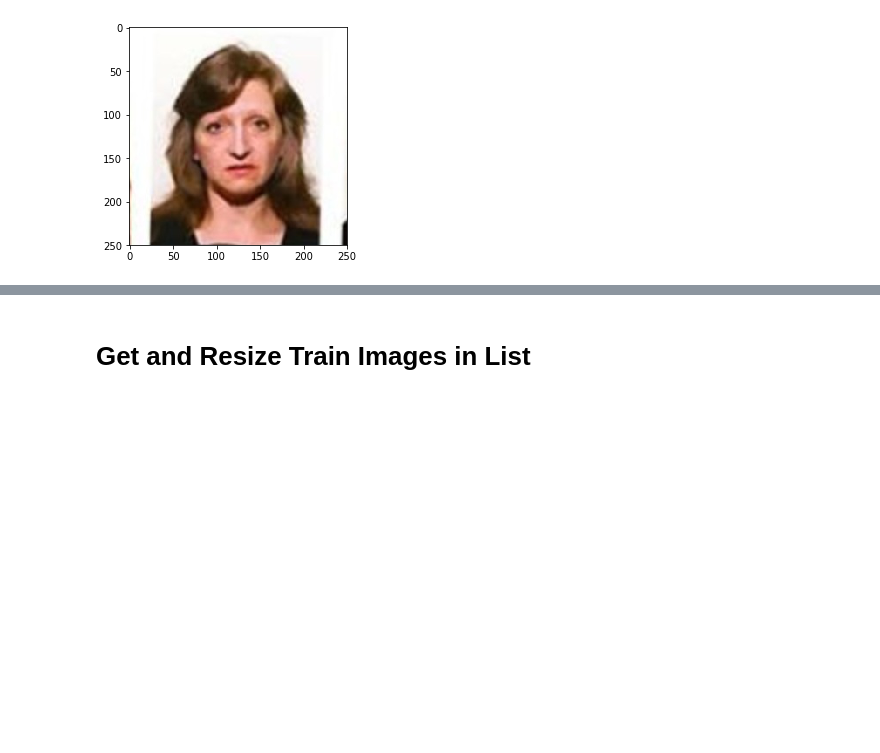
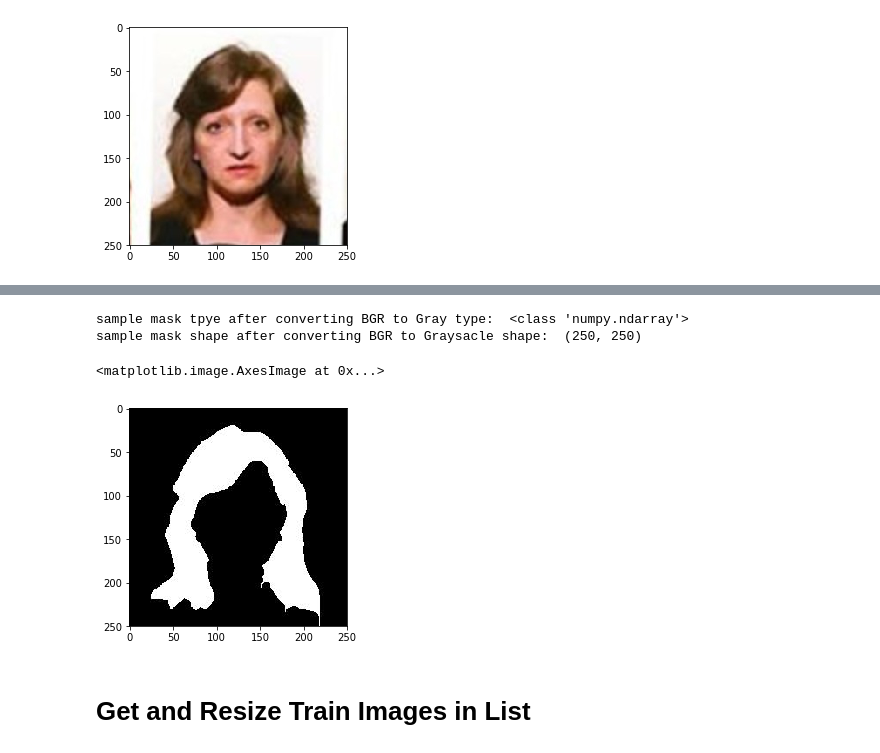
Before and after one commit to maxkim16/CS599_ImageSegmentation, a Jupyter notebook: assignment3_maxkim.ipynb, the cells around one changed output, grey strips where cells are left out. Drawn from its saved outputs; the diff is of its cells as text; code cells hidden in the pictures; blank space fills up the shorter version.

```diff
--- a/assignment3_maxkim.ipynb
+++ b/assignment3_maxkim.ipynb
@@ -53,3 +86,13 @@ plt.imshow(cv2.cvtColor(imO, cv2.COLOR_BGR2RGB)) # now RGB!
+# %%
+sample_mask = cv2.cvtColor(sample_mask, cv2.COLOR_BGR2GRAY) # convert BGR to Grayscale
+print("sample mask tpye after converting BGR to Gray type: ", type(sample_mask))
+print("sample mask shape after converting BGR to Graysacle shape: ", sample_mask.shape)
+plt.imshow(sample_mask, cmap='gray')
+# %% [output]
+sample mask tpye after converting BGR to Gray type:  <class 'numpy.ndarray'>
+sample mask shape after converting BGR to Graysacle shape:  (250, 250)
+<matplotlib.image.AxesImage at 0x...>
+[figure, added]
 # %% [markdown]
 <h1>Get and Resize Train Images in List</h1>
 # %%
```
Also changed, not shown: parts of 10 cells of this notebook, 1 other file.
